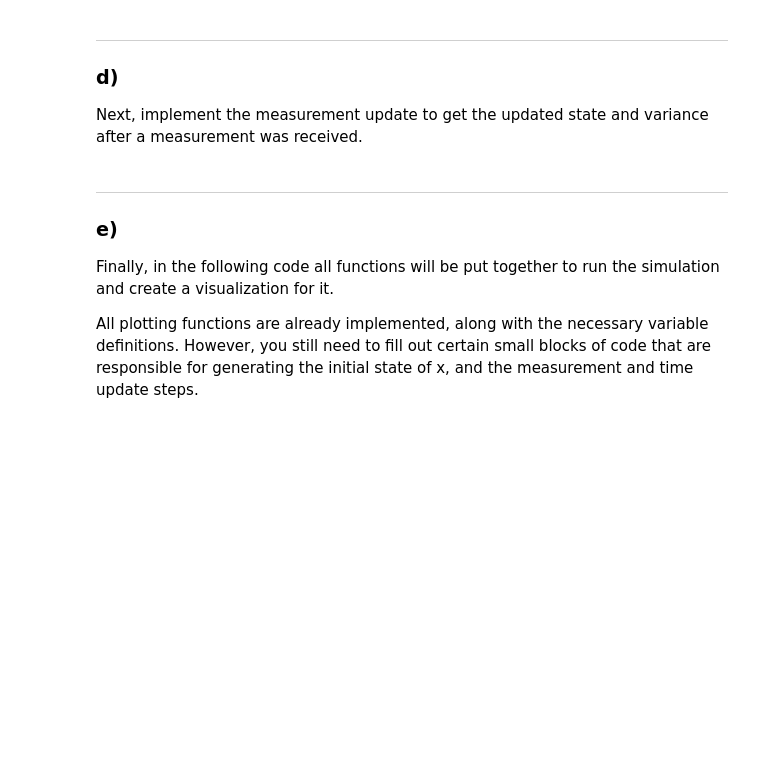
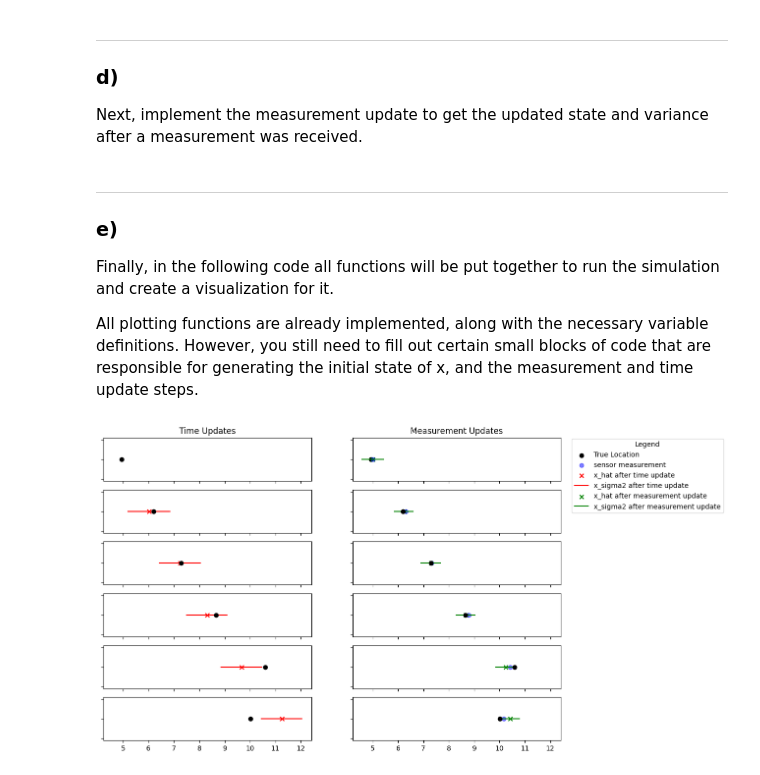
Before and after one commit to derMacon/ss23_sensor-data-fusion, a Jupyter notebook: jupyter-notebooks/exercises-lecture/problems/ex08_problems.ipynb, the cells around one changed output. Cells and saved outputs as stored; diff of their text form; code cells hidden in the pictures; blank space fills up the shorter version.

```diff
--- a/jupyter-notebooks/exercises-lecture/problems/ex08_problems.ipynb
+++ b/jupyter-notebooks/exercises-lecture/problems/ex08_problems.ipynb
@@ -68,6 +68,8 @@ def movement(x, T, v_hat, ev_sigma2):
 
     # === YOUR CODE HERE ===
 
+    error = np.random.normal(0, np.sqrt(ev_sigma2))
+    x = x + T * (v_hat + error)
 
     # === END OF YOUR CODE ===
 
@@ -90,6 +92,8 @@ def sensor_measurement(x, es_sigma2):
 
     # === YOUR CODE HERE ===
 
+    error = np.random.normal(0, np.sqrt(es_sigma2))
+    y = x + error
 
     # === END OF YOUR CODE ===
 
@@ -111,7 +115,8 @@ def time_update(x_hat, x_sigma2, T, v_hat, ev_sigma2):
     """
     # === YOUR CODE HERE ===
 
-
+    x_hat = x_hat + T * v_hat
+    x_sigma2 = x_sigma2 + T**2 * ev_sigma2
 
     # === END OF YOUR CODE ===
     return x_hat, x_sigma2
@@ -131,6 +136,9 @@ def measurement_update(x_hat, x_sigma2, y, es_sigma2):
     """
     # === YOUR CODE HERE ===
 
+    kalman_gain = x_sigma2 / (x_sigma2 + es_sigma2)
+    x_hat = x_hat + kalman_gain * (y - x_hat)
+    x_sigma2 = (1 - kalman_gain) * x_sigma2
 
     # === END OF YOUR CODE ===
 
@@ -166,6 +174,7 @@ ax[0,1].set_title("Measurement Updates")
 # === YOUR CODE HERE ===
 
 # x = ...
+x = np.random.normal(x_hat, np.sqrt(x_sigma2))  # draw from N(x_hat, x_sigma2)
 
 # === END OF YOUR CODE
 
@@ -177,8 +186,10 @@ ax[0, 1].scatter(x, fix_y_axis, marker='o', c="k")
 # === YOUR CODE HERE ===
 
 # y = ...
+y = sensor_measurement(x, es_sigma2)
 
 # x_hat, x_sigma2 = ...
+x_hat, x_sigma2 = measurement_update(x_hat, x_sigma2, y, es_sigma2)
 
 # === END OF YOUR CODE
 
@@ -193,8 +204,11 @@ for i in range(N):
     # === YOUR CODE HERE ===
 
     # x = ...
+    x = movement(x, T, v_hat, ev_sigma2)
 
     # x_hat, x_sigma2 = ...
+    x_hat, x_sigma2 = time_update(x_hat, x_sigma2, T, v_hat, ev_sigma2)
+
 
     # === END OF YOUR CODE ===
 
@@ -205,30 +219,34 @@ for i in range(N):
 
     # measurement update
     # === YOUR CODE HERE ===
 
     # y = ...
+    y = sensor_measurement(x, es_sigma2)
 
     # x_hat, x_sigma2 = ...
+    x_hat, x_sigma2 = measurement_update(x_hat, x_sigma2, y, es_sigma2)
 
     # === END OF YOUR CODE
 
     # plot
     p4 = ax[i+1, 1].scatter(x_hat, fix_y_axis, marker='x', c='g')  # plot x_hat
     p5 = ax[i+1, 1].scatter(y, fix_y_axis, marker='o', c='b', alpha=0.5)  # plot measurement
     x_line = np.arange(x_hat-np.sqrt(x_sigma2), x_hat+np.sqrt(x_sigma2), 0.05)  # x_sigma "line"
     p6 = ax[i+1, 1].plot(x_line, np.repeat(fix_y_axis, len(x_line)), c='g')  # plot x_sigma
 
     # add gt
     ax[i+1, 0].plot(x, fix_y_axis, marker='o', c='k')
     ax[i+1, 1].plot(x, fix_y_axis, marker='o', c='k')
 
 # finish plot
 plot_labels=["True Location", "sensor measurement", "x_hat after time update", "x_sigma2 after time update",
             "x_hat after measurement update", "x_sigma2 after measurement update"]
 ax[0, 1].legend([p1, p5, p2, p3[0], p4 , p6[0]],  # p3 and p6 are arrays with 1 entry, so take [0] to prevent errors
                 plot_labels,
                 loc="upper left",
                 borderaxespad=0.1,
                 title="Legend",
                 bbox_to_anchor=(1.05, 1))
 plt.show()
+# %% [output]
+[figure, added]
```
Also changed, not shown: parts of 1 cell of this notebook.
